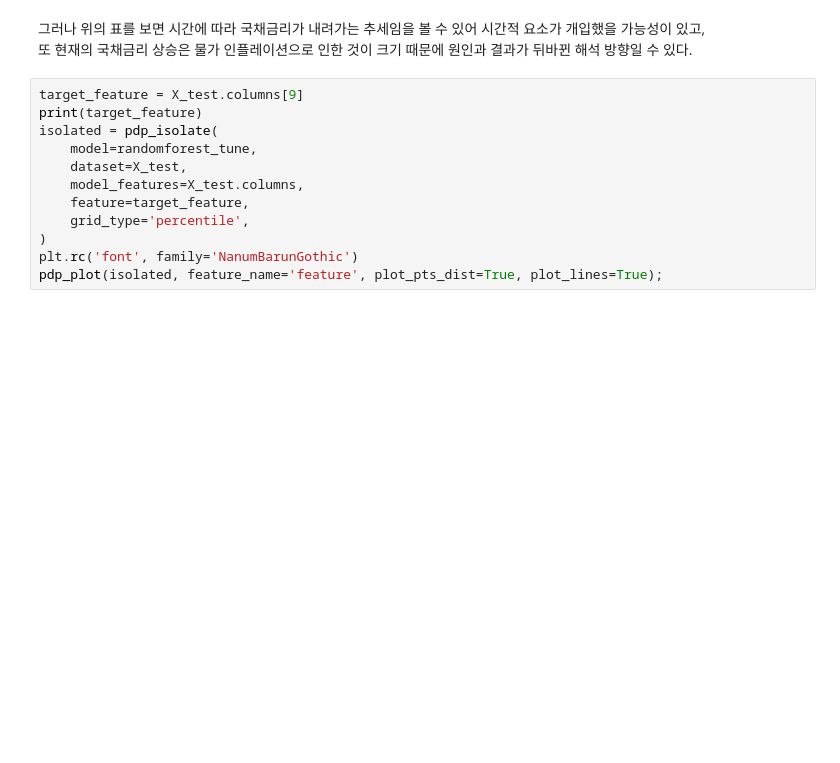
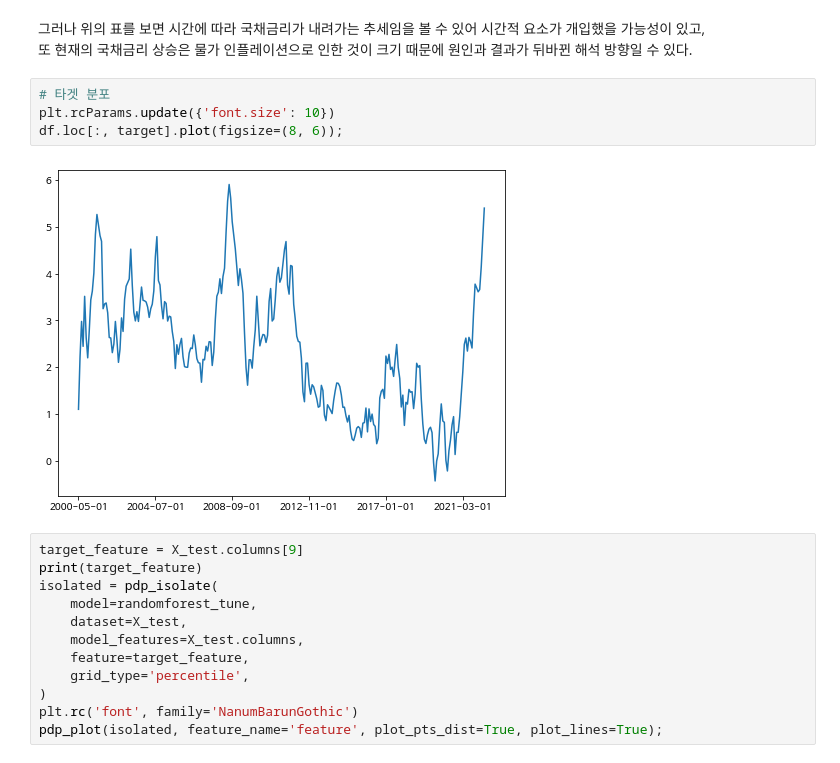
Before and after one commit to nan-park/section2_project, a Jupyter notebook: data_modeling.ipynb, the cells around one changed output. Drawn from its saved outputs; the diff is of its cells as text; blank space fills up the shorter version.

```diff
--- a/data_modeling.ipynb
+++ b/data_modeling.ipynb
@@ -289,6 +289,12 @@ df.loc[:, target_feature].plot();
 # %% [markdown]
 그러나 위의 표를 보면 시간에 따라 국채금리가 내려가는 추세임을 볼 수 있어 시간적 요소가 개입했을 가능성이 있고,<br>
 또 현재의 국채금리 상승은 물가 인플레이션으로 인한 것이 크기 때문에 원인과 결과가 뒤바뀐 해석 방향일 수 있다.
+# %%
+# 타겟 분포
+plt.rcParams.update({'font.size': 10})
+df.loc[:, target].plot(figsize=(8, 6));
+# %% [output]
+[figure, added]
 # %%
 target_feature = X_test.columns[9]
 print(target_feature)
```
Also changed, not shown: parts of 3 cells of this notebook.
